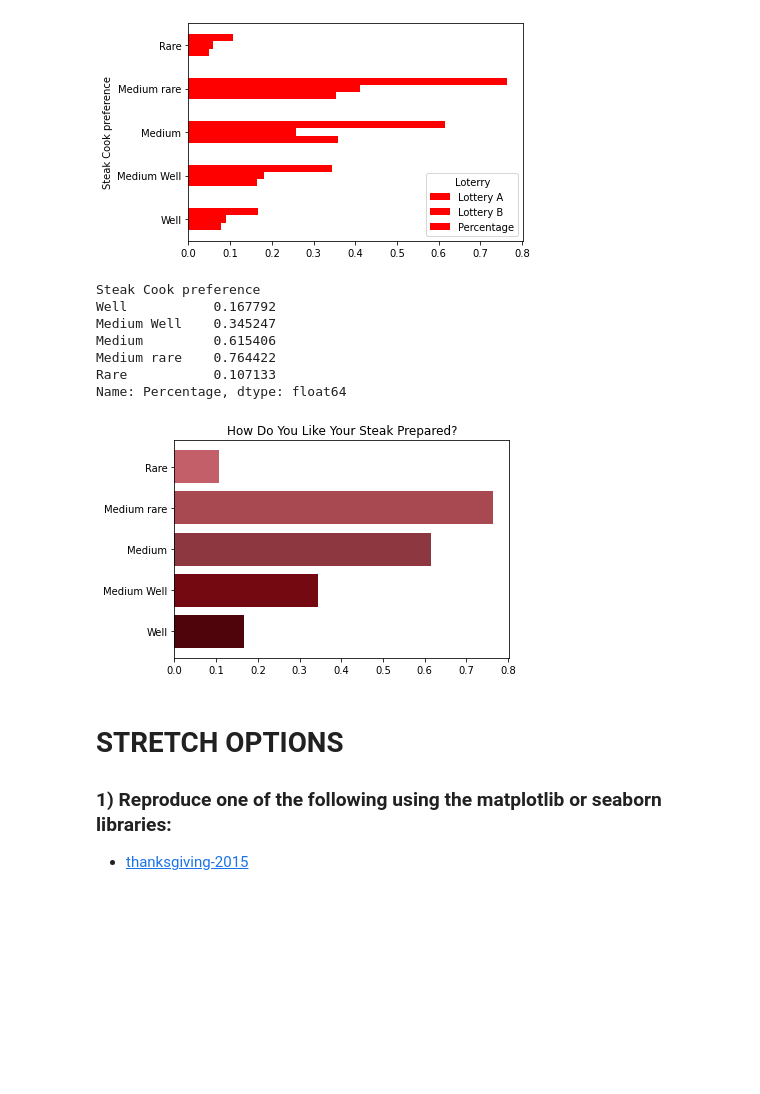
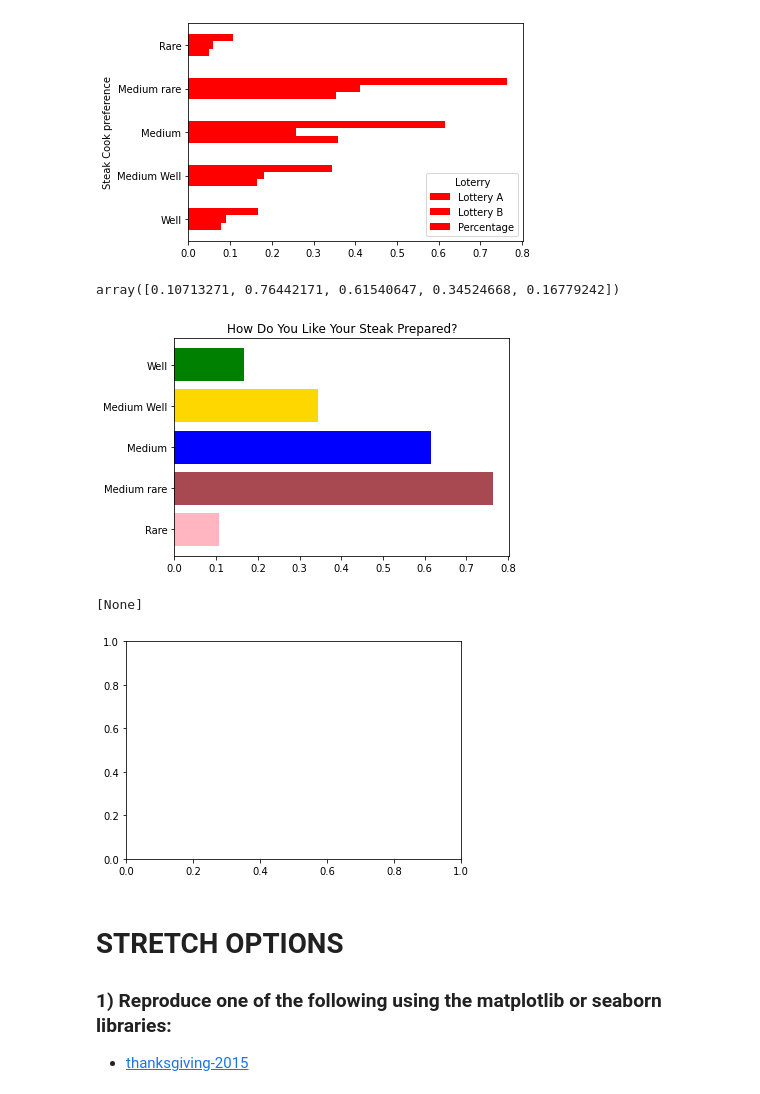
Before and after one commit to yestrella14/DS-Unit-1-Sprint-1-Data-Wrangling-and-Storytelling, a Jupyter notebook: LS_DS_114_Make_Explanatory_Visualizations_Assignment.ipynb, the cells around one changed output. Cells and saved outputs as stored; diff of their text form; code cells hidden in the pictures; blank space fills up the shorter version.

```diff
--- a/LS_DS_114_Make_Explanatory_Visualizations_Assignment.ipynb
+++ b/LS_DS_114_Make_Explanatory_Visualizations_Assignment.ipynb
@@ -454,30 +454,35 @@ cross33.plot(kind='barh', color='red')
 <matplotlib.axes._subplots.AxesSubplot at 0x...>
 [figure]
 # %%
-crosstab34 = cross33['Percentage']
+crosstab34 = cross33['Percentage'].values[::-1]
 crosstab34
 # %% [output]
-Steak Cook preference
-Well           0.167792
-Medium Well    0.345247
-Medium         0.615406
-Medium rare    0.764422
-Rare           0.107133
-Name: Percentage, dtype: float64
+array([0.10713271, 0.76442171, 0.61540647, 0.34524668, 0.16779242])
 # %%
 
-mybars= ('Well', 'Medium Well', 'Medium','Medium rare', 'Rare')
+mybars= ('Rare', 'Medium rare', 'Medium','Medium Well', 'Well')
 yposition = np.arange(len(mybars))
-mycolor=['#4F040B', '#740912', '#8D3840', '#A84952', '#C35F68']
-plt.barh(yposition, crosstab34, color=mycolor)
+mycolor=['lightpink', '#A84952', 'blue', 'gold', 'green']
+plt.barh(yposition, list(crosstab34), color=mycolor)
 plt.yticks(yposition,mybars)
 # Set the title and subtitle
 plt.title('How Do You Like Your Steak Prepared?')
 #plt.text('From 432 steak eating Americans')
 
 plt.show();
 # %% [output]
-[figure, old version]
+[figure, new version]
+# %%
+fig, ax = plt.subplots()
+
+# Figure background color
+fig.patch.set(facecolor="white")
+
+# Set the bars
+index= 5
+# %% [output]
+[None]
+[figure, added]
 # %% [markdown]
 # STRETCH OPTIONS
 
```
